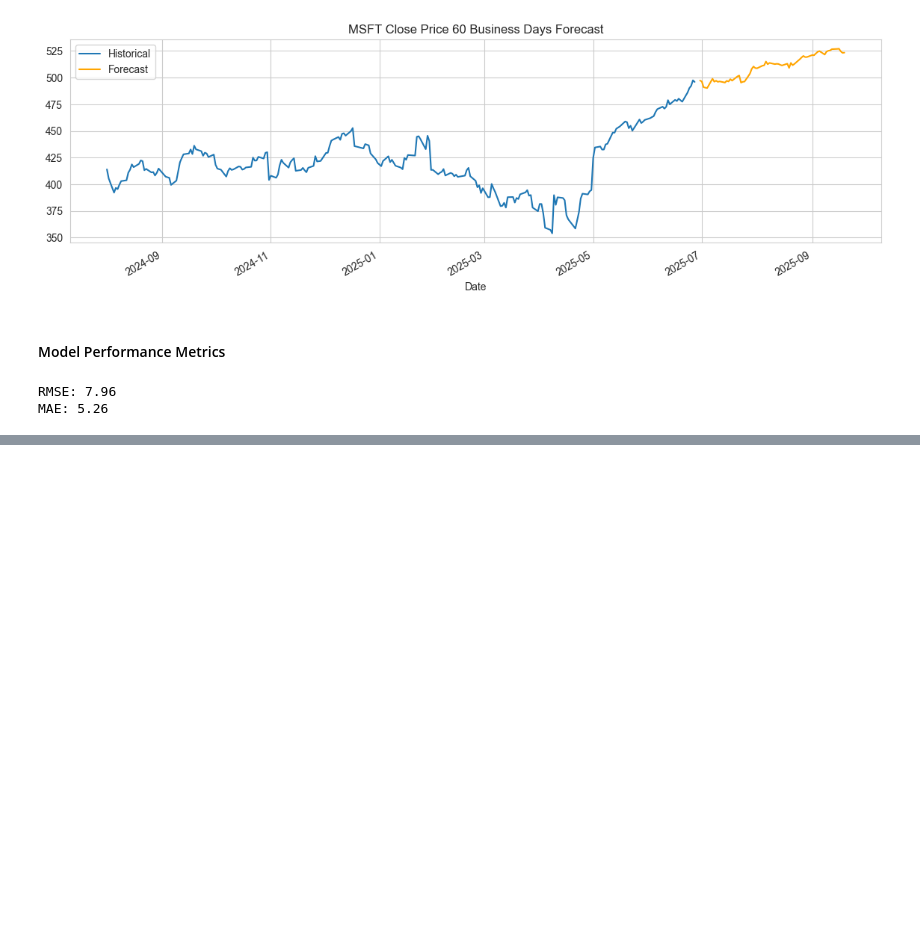
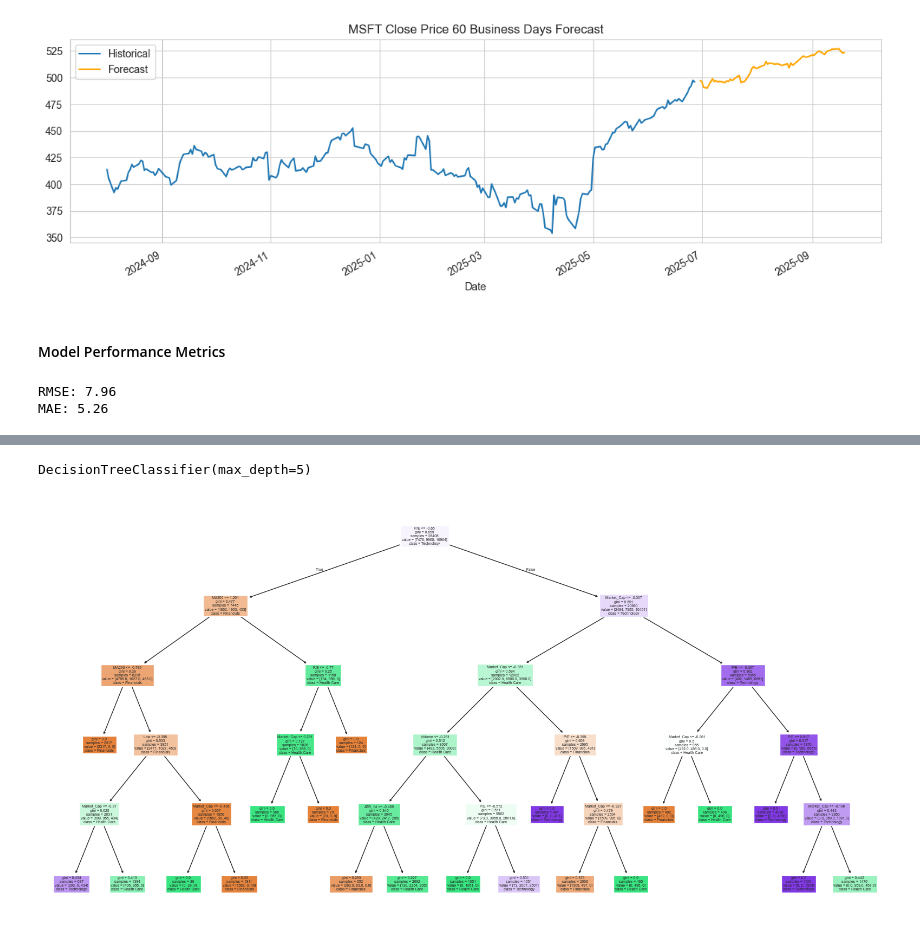
Before and after one commit to amitfiller/Stocks-Project, a Jupyter notebook: exampleProjcet.ipynb, the cells around one changed output, grey strips where cells are left out. Cells and saved outputs as stored; diff of their text form; code cells hidden in the pictures; blank space fills up the shorter version.

```diff
--- a/exampleProjcet.ipynb
+++ b/exampleProjcet.ipynb
@@ -653,0 +656,6 @@ MAE: 5.26
+# %%
+import pandas as pd
+df = pd.read_csv('stocks_data_full_new.csv')
+print(df.head())
+print(df.columns)
+print(df['Sector'].value_counts())
@@ -653,0 +680,34 @@ MAE: 5.26
+# %%
+selected_sectors = ['Technology', 'Health Care', 'Financials']
+filtered_df = df[df['Sector'].isin(selected_sectors)]
+# %%
+from sklearn.model_selection import train_test_split
+
+from sklearn.preprocessing import StandardScaler
+
+
+X = filtered_df.drop(columns=['Sector', 'Date','Ticker'])
+y = filtered_df['Sector']
+
+scaler = StandardScaler()
+X_scaled = scaler.fit_transform(X)
+
+
+X_train, X_test, y_train, y_test = train_test_split(
+    X_scaled, y, test_size=0.2, random_state=42, stratify=y)
+# %%
+from sklearn.tree import DecisionTreeClassifier
+
+model = DecisionTreeClassifier(max_depth=5)  # limit depth for interpretability
+model.fit(X_train, y_train)
+# %% [output]
+DecisionTreeClassifier(max_depth=5)
+# %%
+from sklearn import tree
+import matplotlib.pyplot as plt
+
+plt.figure(figsize=(20,10))
+tree.plot_tree(model, feature_names=X.columns, class_names=model.classes_, filled=True)
+plt.show()
+# %% [output]
+[figure, added]
```
Also changed, not shown: parts of 8 cells of this notebook.
